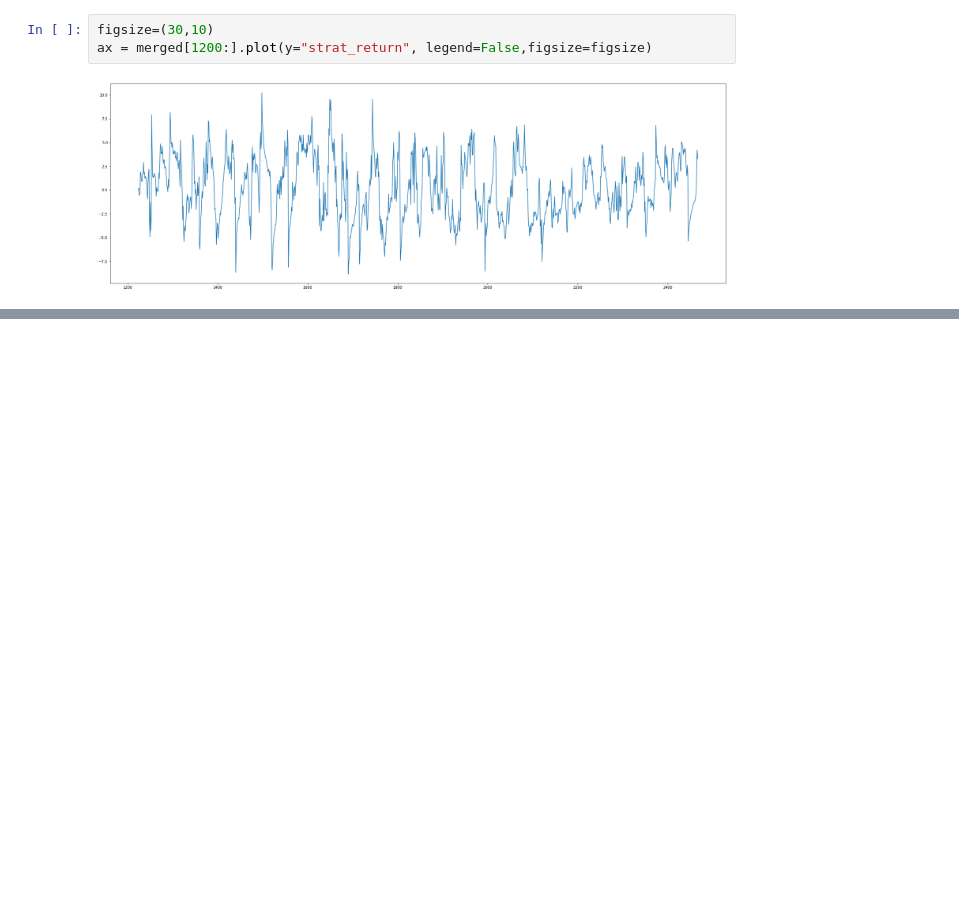
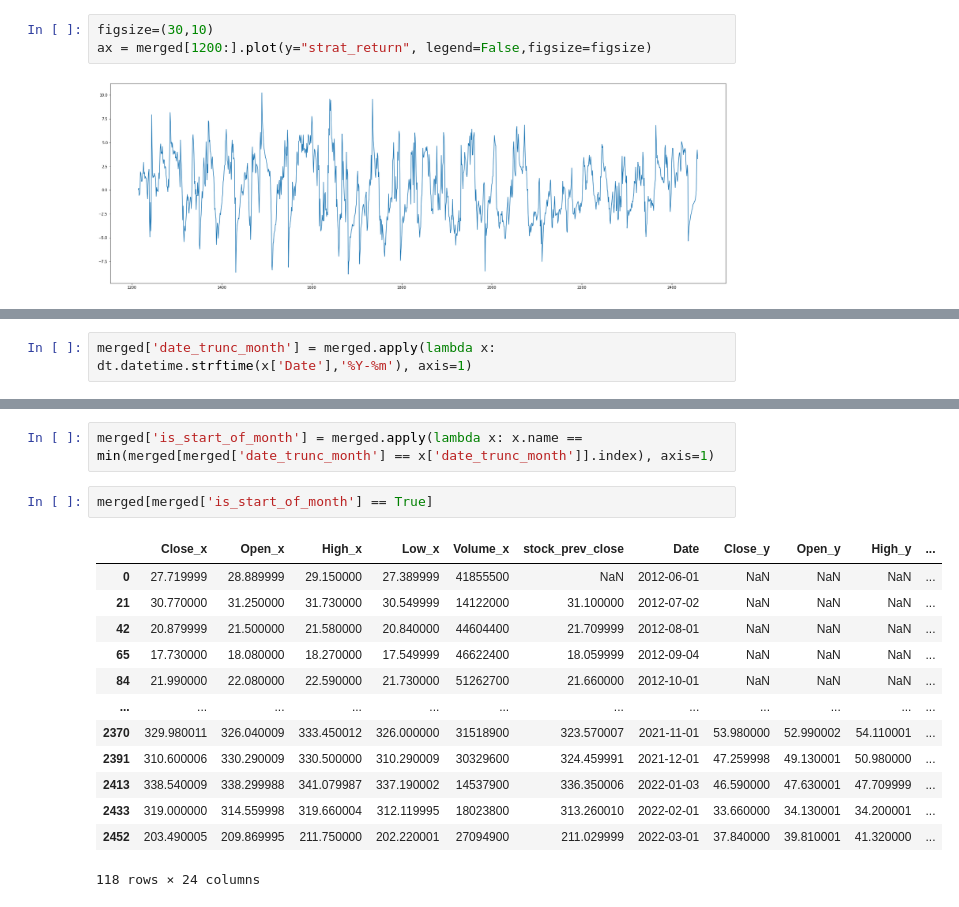
Before and after one commit to snowr/statarb_rw, a Jupyter notebook: pairs_trading.ipynb, the cells around one changed output, grey strips where cells are left out. Saved outputs shown, nothing was run; the diff lists cells and outputs as text; blank space fills up the shorter version.

```diff
--- a/pairs_trading.ipynb
+++ b/pairs_trading.ipynb
@@ -98,0 +101,2 @@ ax = merged[1200:].plot(y="strat_return", legend=False,figsize=figsize)
+# %%
+merged['date_trunc_month'] = merged.apply(lambda x: dt.datetime.strftime(x['Date'],'%Y-%m'), axis=1)
@@ -98,0 +118,18 @@ ax = merged[1200:].plot(y="strat_return", legend=False,figsize=figsize)
+# %%
+merged['is_start_of_month'] = merged.apply(lambda x: x.name == min(merged[merged['date_trunc_month'] == x['date_trunc_month']].index), axis=1)
+# %%
+merged[merged['is_start_of_month'] == True]
+# %% [output]
+|  | Close_x | Open_x | High_x | Low_x | Volume_x | stock_prev_close | Date | Close_y | Open_y | High_y | ... |
+| 0 | 27.719999 | 28.889999 | 29.150000 | 27.389999 | 41855500 | NaN | 2012-06-01 | NaN | NaN | NaN | ... |
+| 21 | 30.770000 | 31.250000 | 31.730000 | 30.549999 | 14122000 | 31.100000 | 2012-07-02 | NaN | NaN | NaN | ... |
+| 42 | 20.879999 | 21.500000 | 21.580000 | 20.840000 | 44604400 | 21.709999 | 2012-08-01 | NaN | NaN | NaN | ... |
+| 65 | 17.730000 | 18.080000 | 18.270000 | 17.549999 | 46622400 | 18.059999 | 2012-09-04 | NaN | NaN | NaN | ... |
+| 84 | 21.990000 | 22.080000 | 22.590000 | 21.730000 | 51262700 | 21.660000 | 2012-10-01 | NaN | NaN | NaN | ... |
+| ... | ... | ... | ... | ... | ... | ... | ... | ... | ... | ... | ... |
+| 2370 | 329.980011 | 326.040009 | 333.450012 | 326.000000 | 31518900 | 323.570007 | 2021-11-01 | 53.980000 | 52.990002 | 54.110001 | ... |
+| 2391 | 310.600006 | 330.290009 | 330.500000 | 310.290009 | 30329600 | 324.459991 | 2021-12-01 | 47.259998 | 49.130001 | 50.980000 | ... |
+| 2413 | 338.540009 | 338.299988 | 341.079987 | 337.190002 | 14537900 | 336.350006 | 2022-01-03 | 46.590000 | 47.630001 | 47.709999 | ... |
+| 2433 | 319.000000 | 314.559998 | 319.660004 | 312.119995 | 18023800 | 313.260010 | 2022-02-01 | 33.660000 | 34.130001 | 34.200001 | ... |
+| 2452 | 203.490005 | 209.869995 | 211.750000 | 202.220001 | 27094900 | 211.029999 | 2022-03-01 | 37.840000 | 39.810001 | 41.320000 | ... |
+118 rows × 24 columns
```
Also changed, not shown: parts of 9 cells of this notebook.
